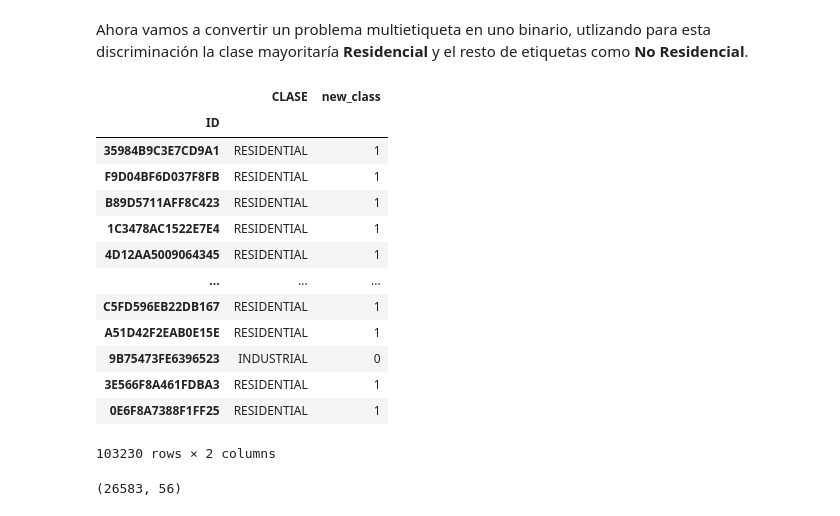
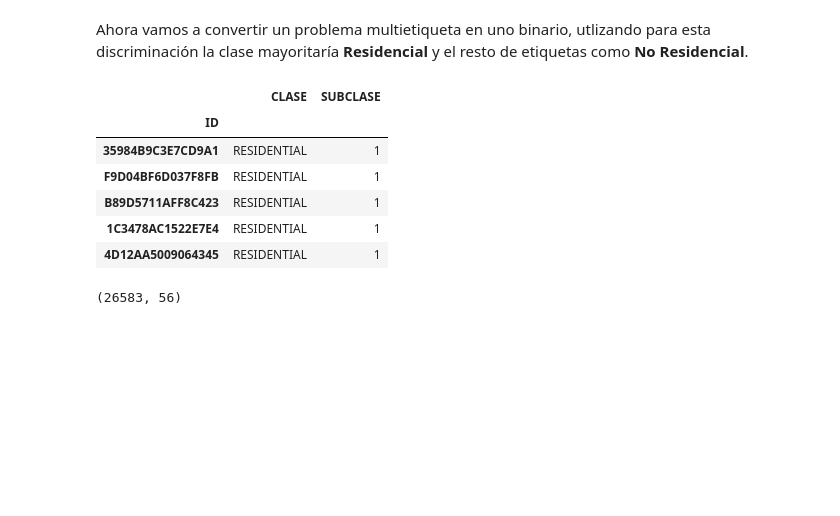
Before and after one commit to cifucg/minsait_land_classification, a Jupyter notebook: binary_model_clasification.ipynb, the cells around one changed output. Saved outputs shown, nothing was run; the diff lists cells and outputs as text; code cells hidden in the pictures; blank space fills up the shorter version.

```diff
--- a/binary_model_clasification.ipynb
+++ b/binary_model_clasification.ipynb
@@ -133,24 +211,17 @@ df_minsait.describe()
 # %% [markdown]
 Ahora vamos a convertir un problema multietiqueta en uno binario, utlizando para esta discriminación la clase mayoritaría **Residencial** y el resto de etiquetas como **No Residencial**.
 # %%
-df_minsait['new_class'] = (df_minsait['CLASE'] == 'RESIDENTIAL').astype(int)
+df_minsait['SUBCLASE'] = (df_minsait['CLASE'] == 'RESIDENTIAL').astype(int)
 # %%
-df_minsait[df_minsait.columns[-2:]]
+df_minsait[df_minsait.columns[-2:]].head()
 # %% [output]
-|  | CLASE | new_class |
+|  | CLASE | SUBCLASE |
 | ID |  |  |
 | 35984B9C3E7CD9A1 | RESIDENTIAL | 1 |
 | F9D04BF6D037F8FB | RESIDENTIAL | 1 |
 | B89D5711AFF8C423 | RESIDENTIAL | 1 |
 | 1C3478AC1522E7E4 | RESIDENTIAL | 1 |
 | 4D12AA5009064345 | RESIDENTIAL | 1 |
-| ... | ... | ... |
-| C5FD596EB22DB167 | RESIDENTIAL | 1 |
-| A51D42F2EAB0E15E | RESIDENTIAL | 1 |
-| 9B75473FE6396523 | INDUSTRIAL | 0 |
-| 3E566F8A461FDBA3 | RESIDENTIAL | 1 |
-| 0E6F8A7388F1FF25 | RESIDENTIAL | 1 |
-103230 rows × 2 columns
 # %%
 #Necesitamos balancear las clases en la medida de lo posible sin eliminar la superioridad clara de la clase mayoritaría
 
```
Also changed, not shown: parts of 34 cells of this notebook.
